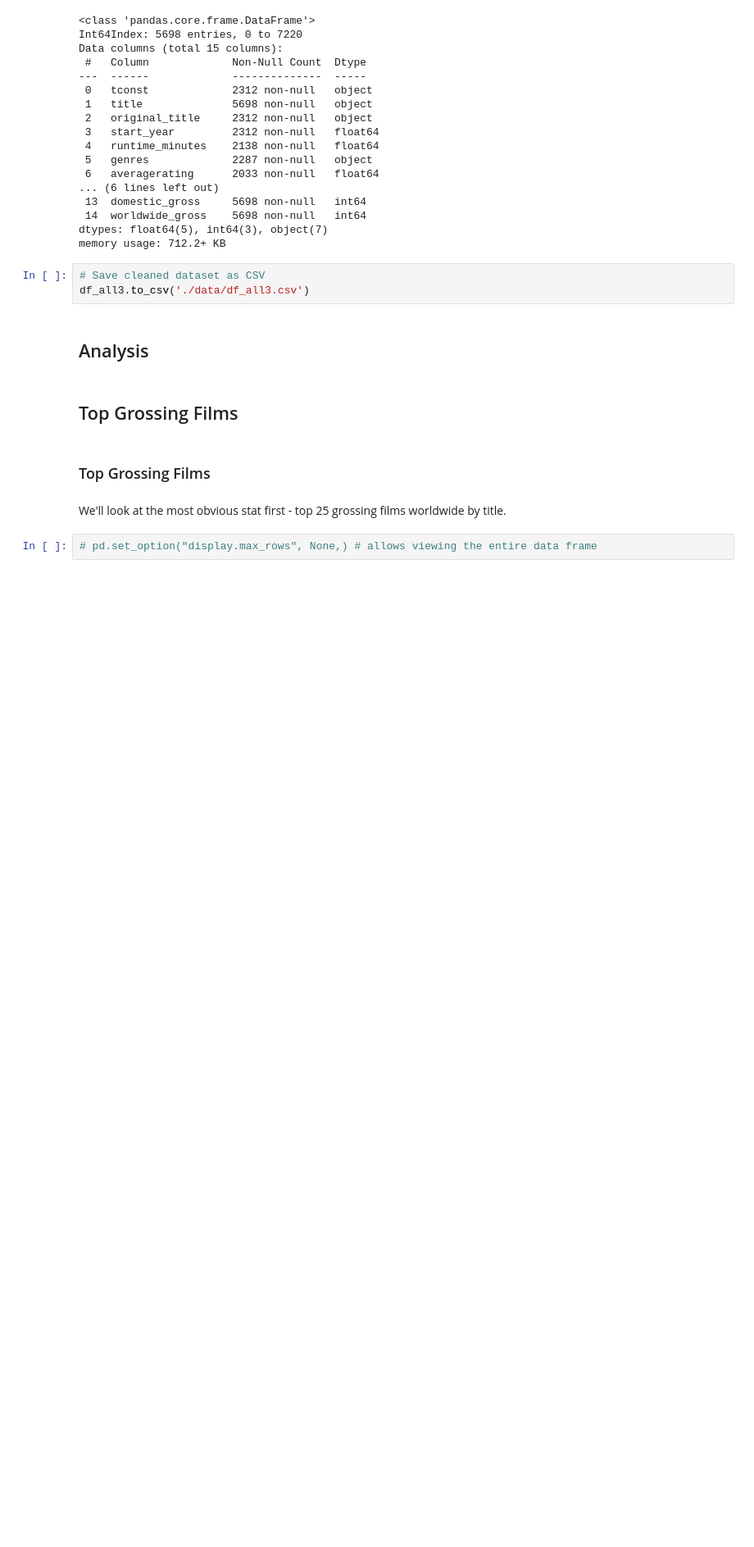
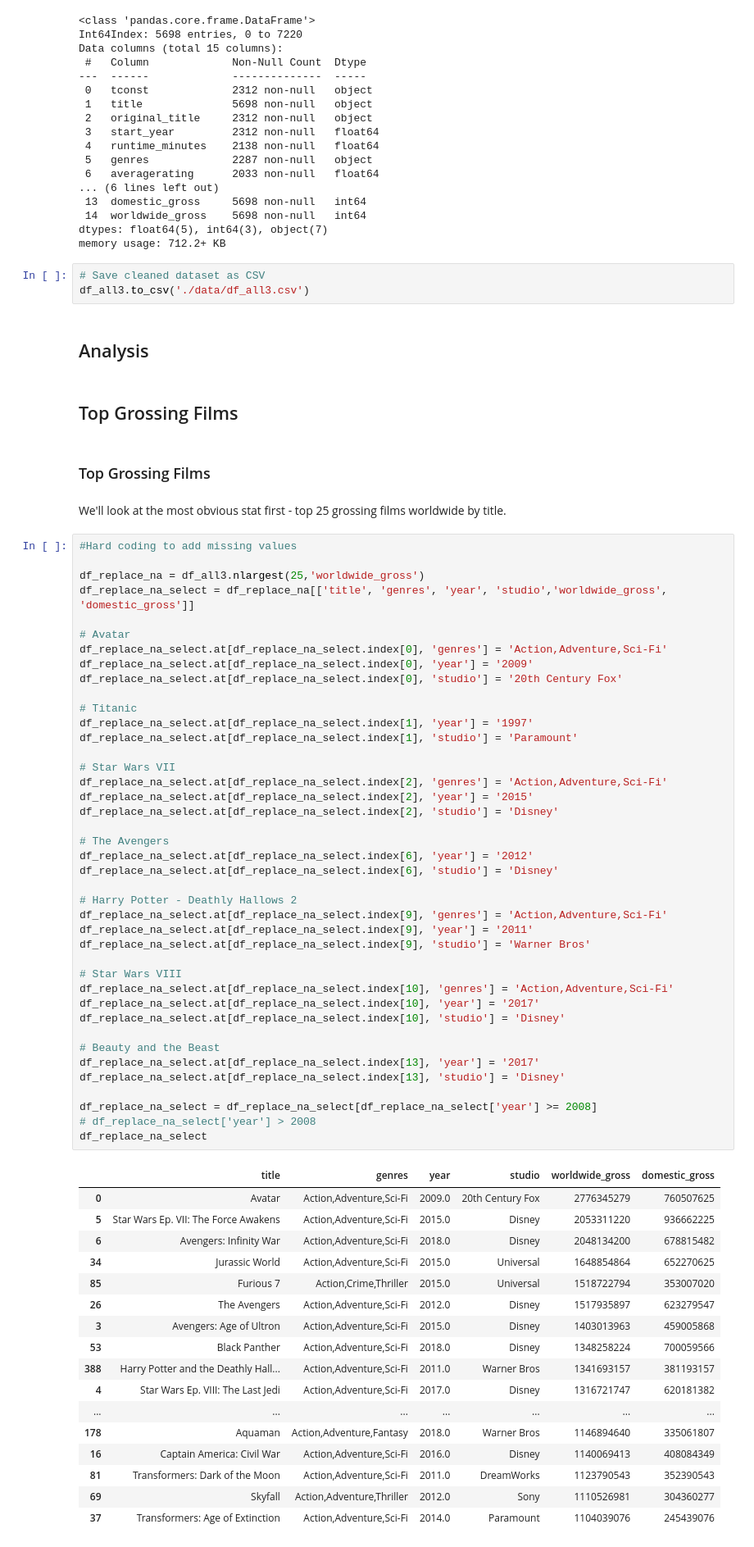
Before and after one commit to jeffbeech/Movies-by-Microsoft, a Jupyter notebook: jeff_notebook.ipynb, the cells around one changed output. Shown at 82% size. Drawn from its saved outputs; the diff is of its cells as text; blank space fills up the shorter version.

```diff
--- a/jeff_notebook.ipynb
+++ b/jeff_notebook.ipynb
@@ -483,6 +484,63 @@ df_all3.to_csv('./data/df_all3.csv')
 ### Top Grossing Films
 # %% [markdown]
 We'll look at the most obvious stat first - top 25 grossing films worldwide by title.
-# %%
-# pd.set_option("display.max_rows", None,) # allows viewing the entire data frame
+# %%
+#Hard coding to add missing values
+
+df_replace_na = df_all3.nlargest(25,'worldwide_gross')
+df_replace_na_select = df_replace_na[['title', 'genres', 'year', 'studio','worldwide_gross', 'domestic_gross']]
+
+# Avatar
+df_replace_na_select.at[df_replace_na_select.index[0], 'genres'] = 'Action,Adventure,Sci-Fi'
+df_replace_na_select.at[df_replace_na_select.index[0], 'year'] = '2009'
+df_replace_na_select.at[df_replace_na_select.index[0], 'studio'] = '20th Century Fox'
+
+# Titanic
+df_replace_na_select.at[df_replace_na_select.index[1], 'year'] = '1997'
+df_replace_na_select.at[df_replace_na_select.index[1], 'studio'] = 'Paramount'
+
+# Star Wars VII
+df_replace_na_select.at[df_replace_na_select.index[2], 'genres'] = 'Action,Adventure,Sci-Fi'
+df_replace_na_select.at[df_replace_na_select.index[2], 'year'] = '2015'
+df_replace_na_select.at[df_replace_na_select.index[2], 'studio'] = 'Disney'
+
+# The Avengers
+df_replace_na_select.at[df_replace_na_select.index[6], 'year'] = '2012'
+df_replace_na_select.at[df_replace_na_select.index[6], 'studio'] = 'Disney'
+
+# Harry Potter - Deathly Hallows 2
+df_replace_na_select.at[df_replace_na_select.index[9], 'genres'] = 'Action,Adventure,Sci-Fi'
+df_replace_na_select.at[df_replace_na_select.index[9], 'year'] = '2011'
+df_replace_na_select.at[df_replace_na_select.index[9], 'studio'] = 'Warner Bros'
+
+# Star Wars VIII
+df_replace_na_select.at[df_replace_na_select.index[10], 'genres'] = 'Action,Adventure,Sci-Fi'
+df_replace_na_select.at[df_replace_na_select.index[10], 'year'] = '2017'
+df_replace_na_select.at[df_replace_na_select.index[10], 'studio'] = 'Disney'
+
+# Beauty and the Beast
+df_replace_na_select.at[df_replace_na_select.index[13], 'year'] = '2017'
+df_replace_na_select.at[df_replace_na_select.index[13], 'studio'] = 'Disney'
+
+df_replace_na_select = df_replace_na_select[df_replace_na_select['year'] >= 2008]
+# df_replace_na_select['year'] > 2008
+df_replace_na_select
+# %% [output]
+|  | title | genres | year | studio | worldwide_gross | domestic_gross |
+| 0 | Avatar | Action,Adventure,Sci-Fi | 2009.0 | 20th Century Fox | 2776345279 | 760507625 |
+| 5 | Star Wars Ep. VII: The Force Awakens | Action,Adventure,Sci-Fi | 2015.0 | Disney | 2053311220 | 936662225 |
+| 6 | Avengers: Infinity War | Action,Adventure,Sci-Fi | 2018.0 | Disney | 2048134200 | 678815482 |
+| 34 | Jurassic World | Action,Adventure,Sci-Fi | 2015.0 | Universal | 1648854864 | 652270625 |
+| 85 | Furious 7 | Action,Crime,Thriller | 2015.0 | Universal | 1518722794 | 353007020 |
+| 26 | The Avengers | Action,Adventure,Sci-Fi | 2012.0 | Disney | 1517935897 | 623279547 |
+| 3 | Avengers: Age of Ultron | Action,Adventure,Sci-Fi | 2015.0 | Disney | 1403013963 | 459005868 |
+| 53 | Black Panther | Action,Adventure,Sci-Fi | 2018.0 | Disney | 1348258224 | 700059566 |
+| 388 | Harry Potter and the Deathly Hall... | Action,Adventure,Sci-Fi | 2011.0 | Warner Bros | 1341693157 | 381193157 |
+| 4 | Star Wars Ep. VIII: The Last Jedi | Action,Adventure,Sci-Fi | 2017.0 | Disney | 1316721747 | 620181382 |
+| ... | ... | ... | ... | ... | ... | ... |
+| 178 | Aquaman | Action,Adventure,Fantasy | 2018.0 | Warner Bros | 1146894640 | 335061807 |
+| 16 | Captain America: Civil War | Action,Adventure,Sci-Fi | 2016.0 | Disney | 1140069413 | 408084349 |
+| 81 | Transformers: Dark of the Moon | Action,Adventure,Sci-Fi | 2011.0 | DreamWorks | 1123790543 | 352390543 |
+| 69 | Skyfall | Action,Adventure,Thriller | 2012.0 | Sony | 1110526981 | 304360277 |
+| 37 | Transformers: Age of Extinction | Action,Adventure,Sci-Fi | 2014.0 | Paramount | 1104039076 | 245439076 |
 # %%
```
Also changed, not shown: parts of 11 cells of this notebook, 2 other files.
